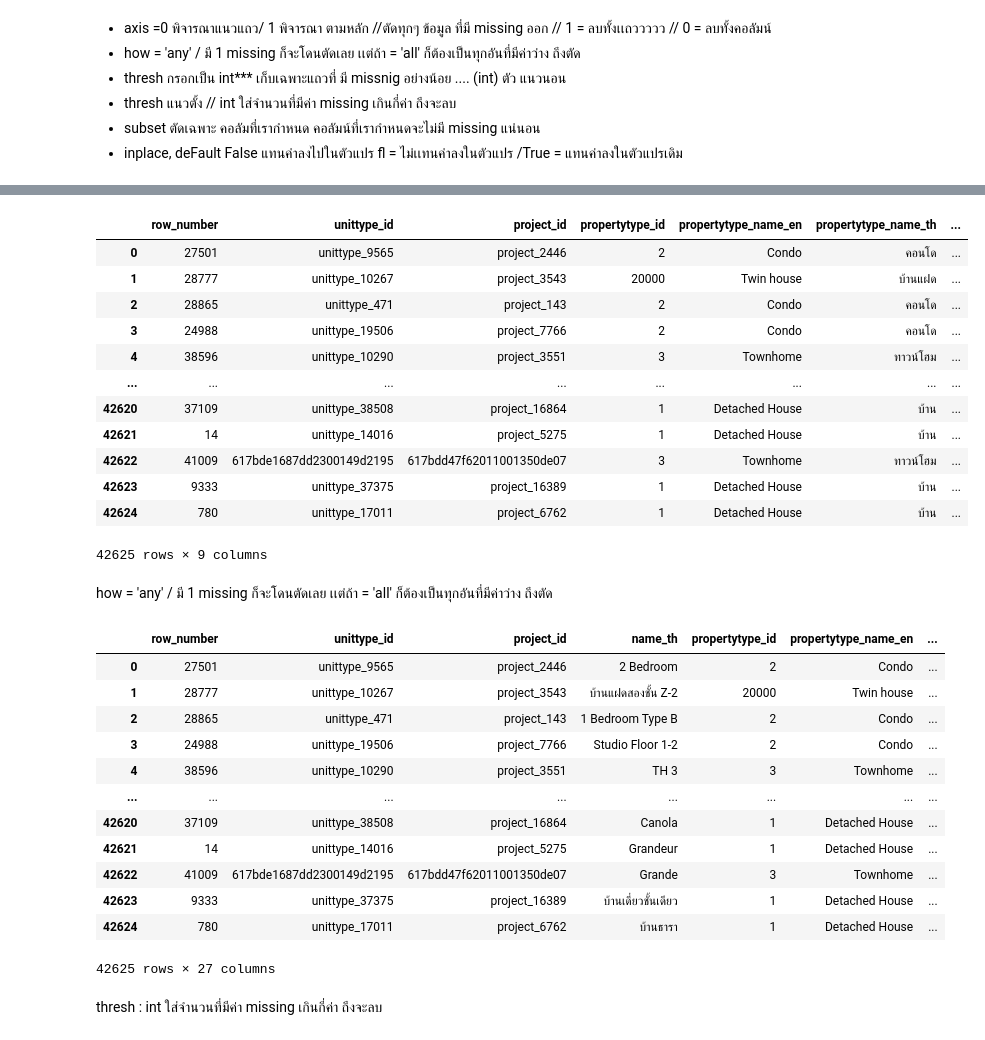
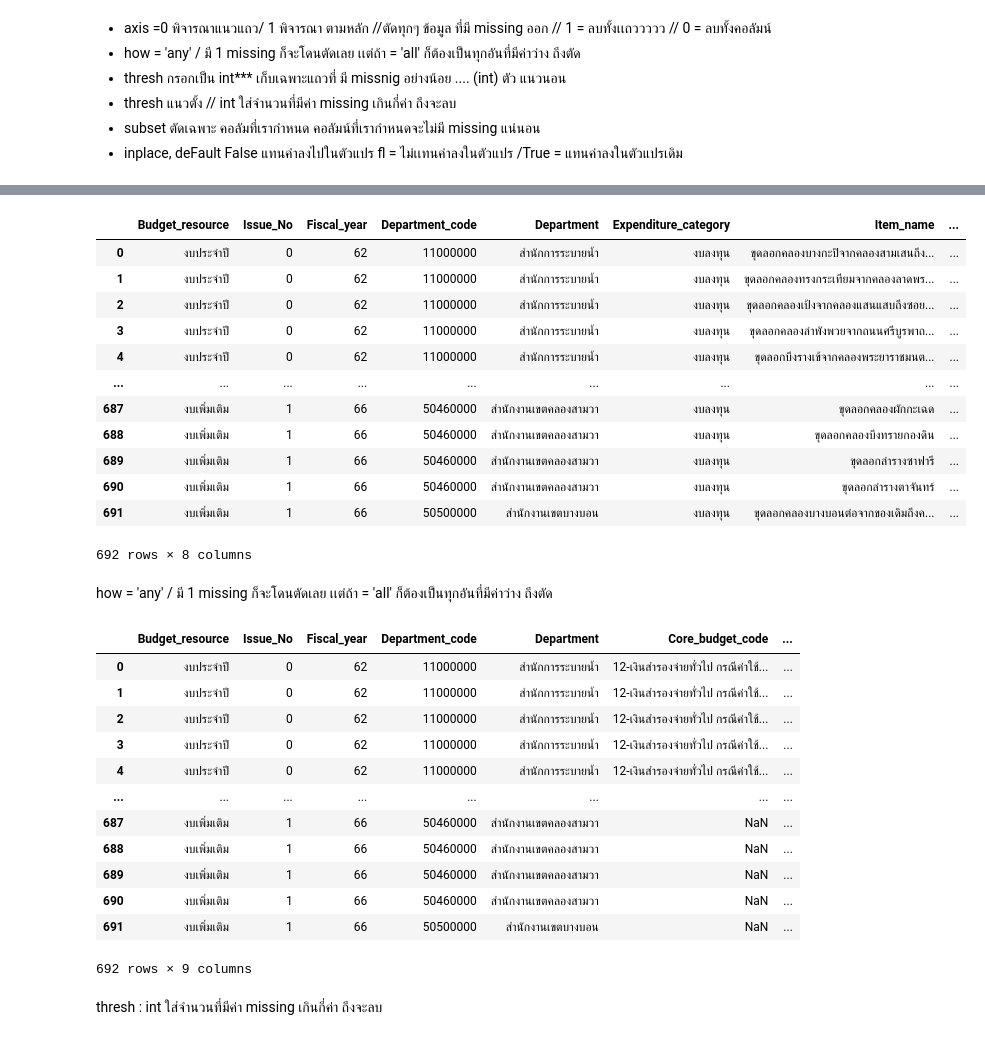
Before and after one commit to Wipada6430205202/python_dataviz2023, a Jupyter notebook: pandas101.ipynb, the cells around one changed output, grey strips where cells are left out. Drawn from its saved outputs; the diff is of its cells as text; code cells hidden in the pictures.

```diff
--- a/pandas101.ipynb
+++ b/pandas101.ipynb
@@ -14,8 +14,8 @@ Mounted at /content/drive
 # %% [markdown]
 #การจัดการข้อมูล
 # %%
-unit = pd.read_csv('/content/drive/MyDrive/DataViz2023/csv.csv')
-unit.head()
+data1 = pd.read_csv('/content/csv (1).csv')
+data1.head()
 # %% [output]
 |  | Budget_resource | Issue_No | Fiscal_year | Department_code | Department | Core_budget_code | ... |
 | 0 | งบประจำปี | 0 | 62 | 11000000 | สำนักการระบายน้ำ | 12-เงินสำรองจ่ายทั่วไป กรณีค่าใช้... | ... |
@@ -129,37 +202,37 @@ unit.dropna()  # axis =0 พิจารณาแนวแถว/ 1 พิจา
 # %%
-unit.dropna(axis=1) # เอาเเค่คอลัมที่ไม่มีmissing เลย
+data1.dropna(axis=1) # เอาเเค่คอลัมที่ไม่มีmissing เลย
 # %% [output]
-|  | row_number | unittype_id | project_id | propertytype_id | propertytype_name_en | propertytype_name_th | ... |
-| 0 | 27501 | unittype_9565 | project_2446 | 2 | Condo | คอนโด | ... |
-| 1 | 28777 | unittype_10267 | project_3543 | 20000 | Twin house | บ้านแฝด | ... |
-| 2 | 28865 | unittype_471 | project_143 | 2 | Condo | คอนโด | ... |
-| 3 | 24988 | unittype_19506 | project_7766 | 2 | Condo | คอนโด | ... |
-| 4 | 38596 | unittype_10290 | project_3551 | 3 | Townhome | ทาวน์โฮม | ... |
-| ... | ... | ... | ... | ... | ... | ... | ... |
-| 42620 | 37109 | unittype_38508 | project_16864 | 1 | Detached House | บ้าน | ... |
-| 42621 | 14 | unittype_14016 | project_5275 | 1 | Detached House | บ้าน | ... |
-| 42622 | 41009 | 617bde1687dd2300149d2195 | 617bdd47f62011001350de07 | 3 | Townhome | ทาวน์โฮม | ... |
-| 42623 | 9333 | unittype_37375 | project_16389 | 1 | Detached House | บ้าน | ... |
-| 42624 | 780 | unittype_17011 | project_6762 | 1 | Detached House | บ้าน | ... |
+|  | Budget_resource | Issue_No | Fiscal_year | Department_code | Department | Expenditure_category | Item_name | ... |
+| 0 | งบประจำปี | 0 | 62 | 11000000 | สำนักการระบายน้ำ | งบลงทุน | ขุดลอกคลองบางกะปิจากคลองสามเสนถึง... | ... |
+| 1 | งบประจำปี | 0 | 62 | 11000000 | สำนักการระบายน้ำ | งบลงทุน | ขุดลอกคลองทรงกระเทียมจากคลองลาดพร... | ... |
+| 2 | งบประจำปี | 0 | 62 | 11000000 | สำนักการระบายน้ำ | งบลงทุน | ขุดลอกคลองเป้งจากคลองแสนแสบถึงซอย... | ... |
+| 3 | งบประจำปี | 0 | 62 | 11000000 | สำนักการระบายน้ำ | งบลงทุน | ขุดลอกคลองลำพังพวยจากถนนศรีบูรพาถ... | ... |
+| 4 | งบประจำปี | 0 | 62 | 11000000 | สำนักการระบายน้ำ | งบลงทุน | ขุดลอกบึงรางเข้จากคลองพระยาราชมนต... | ... |
+| ... | ... | ... | ... | ... | ... | ... | ... | ... |
+| 687 | งบเพิ่มเติม | 1 | 66 | 50460000 | สำนักงานเขตคลองสามวา | งบลงทุน | ขุดลอกคลองผักกะเฉด | ... |
+| 688 | งบเพิ่มเติม | 1 | 66 | 50460000 | สำนักงานเขตคลองสามวา | งบลงทุน | ขุดลอกคลองบึงทรายกองดิน | ... |
+| 689 | งบเพิ่มเติม | 1 | 66 | 50460000 | สำนักงานเขตคลองสามวา | งบลงทุน | ขุดลอกลำรางซาฟารี | ... |
+| 690 | งบเพิ่มเติม | 1 | 66 | 50460000 | สำนักงานเขตคลองสามวา | งบลงทุน | ขุดลอกลำรางตาจันทร์ | ... |
+| 691 | งบเพิ่มเติม | 1 | 66 | 50500000 | สำนักงานเขตบางบอน | งบลงทุน | ขุดลอกคลองบางบอนต่อจากของเดิมถึงค... | ... |
-42625 rows × 9 columns
+692 rows × 8 columns
 # %% [markdown]
 how = 'any' / มี 1  missing ก็จะโดนตัดเลย เเต่ถ้า = 'all' ก็ต้องเป็นทุกอันที่มีค่าว่าง ถึงตัด
 # %%
-unit.dropna(how = 'all') # ตัดทุกแถวที่เป็น missing หมด
+data1.dropna(how = 'all') # ตัดทุกแถวที่เป็น missing หมด
 # %% [output]
-|  | row_number | unittype_id | project_id | name_th | propertytype_id | propertytype_name_en | ... |
-| 0 | 27501 | unittype_9565 | project_2446 | 2 Bedroom | 2 | Condo | ... |
-| 1 | 28777 | unittype_10267 | project_3543 | บ้านแฝดสองชั้น Z-2 | 20000 | Twin house | ... |
-| 2 | 28865 | unittype_471 | project_143 | 1 Bedroom Type B | 2 | Condo | ... |
-| 3 | 24988 | unittype_19506 | project_7766 | Studio Floor 1-2 | 2 | Condo | ... |
-| 4 | 38596 | unittype_10290 | project_3551 | TH 3 | 3 | Townhome | ... |
+|  | Budget_resource | Issue_No | Fiscal_year | Department_code | Department | Core_budget_code | ... |
+| 0 | งบประจำปี | 0 | 62 | 11000000 | สำนักการระบายน้ำ | 12-เงินสำรองจ่ายทั่วไป กรณีค่าใช้... | ... |
+| 1 | งบประจำปี | 0 | 62 | 11000000 | สำนักการระบายน้ำ | 12-เงินสำรองจ่ายทั่วไป กรณีค่าใช้... | ... |
+| 2 | งบประจำปี | 0 | 62 | 11000000 | สำนักการระบายน้ำ | 12-เงินสำรองจ่ายทั่วไป กรณีค่าใช้... | ... |
+| 3 | งบประจำปี | 0 | 62 | 11000000 | สำนักการระบายน้ำ | 12-เงินสำรองจ่ายทั่วไป กรณีค่าใช้... | ... |
+| 4 | งบประจำปี | 0 | 62 | 11000000 | สำนักการระบายน้ำ | 12-เงินสำรองจ่ายทั่วไป กรณีค่าใช้... | ... |
 | ... | ... | ... | ... | ... | ... | ... | ... |
-| 42620 | 37109 | unittype_38508 | project_16864 | Canola | 1 | Detached House | ... |
-| 42621 | 14 | unittype_14016 | project_5275 | Grandeur | 1 | Detached House | ... |
-| 42622 | 41009 | 617bde1687dd2300149d2195 | 617bdd47f62011001350de07 | Grande | 3 | Townhome | ... |
-| 42623 | 9333 | unittype_37375 | project_16389 | บ้านเดี่ยวชั้นเดียว | 1 | Detached House | ... |
-| 42624 | 780 | unittype_17011 | project_6762 | บ้านธารา | 1 | Detached House | ... |
+| 687 | งบเพิ่มเติม | 1 | 66 | 50460000 | สำนักงานเขตคลองสามวา | NaN | ... |
+| 688 | งบเพิ่มเติม | 1 | 66 | 50460000 | สำนักงานเขตคลองสามวา | NaN | ... |
+| 689 | งบเพิ่มเติม | 1 | 66 | 50460000 | สำนักงานเขตคลองสามวา | NaN | ... |
+| 690 | งบเพิ่มเติม | 1 | 66 | 50460000 | สำนักงานเขตคลองสามวา | NaN | ... |
+| 691 | งบเพิ่มเติม | 1 | 66 | 50500000 | สำนักงานเขตบางบอน | NaN | ... |
-42625 rows × 27 columns
+692 rows × 9 columns
 # %% [markdown]
 thresh : int ใส่จำนวนที่มีค่า missing เกินกี่ค่า ถึงจะลบ
 # %%
```
Also changed, not shown: parts of 24 cells of this notebook.
